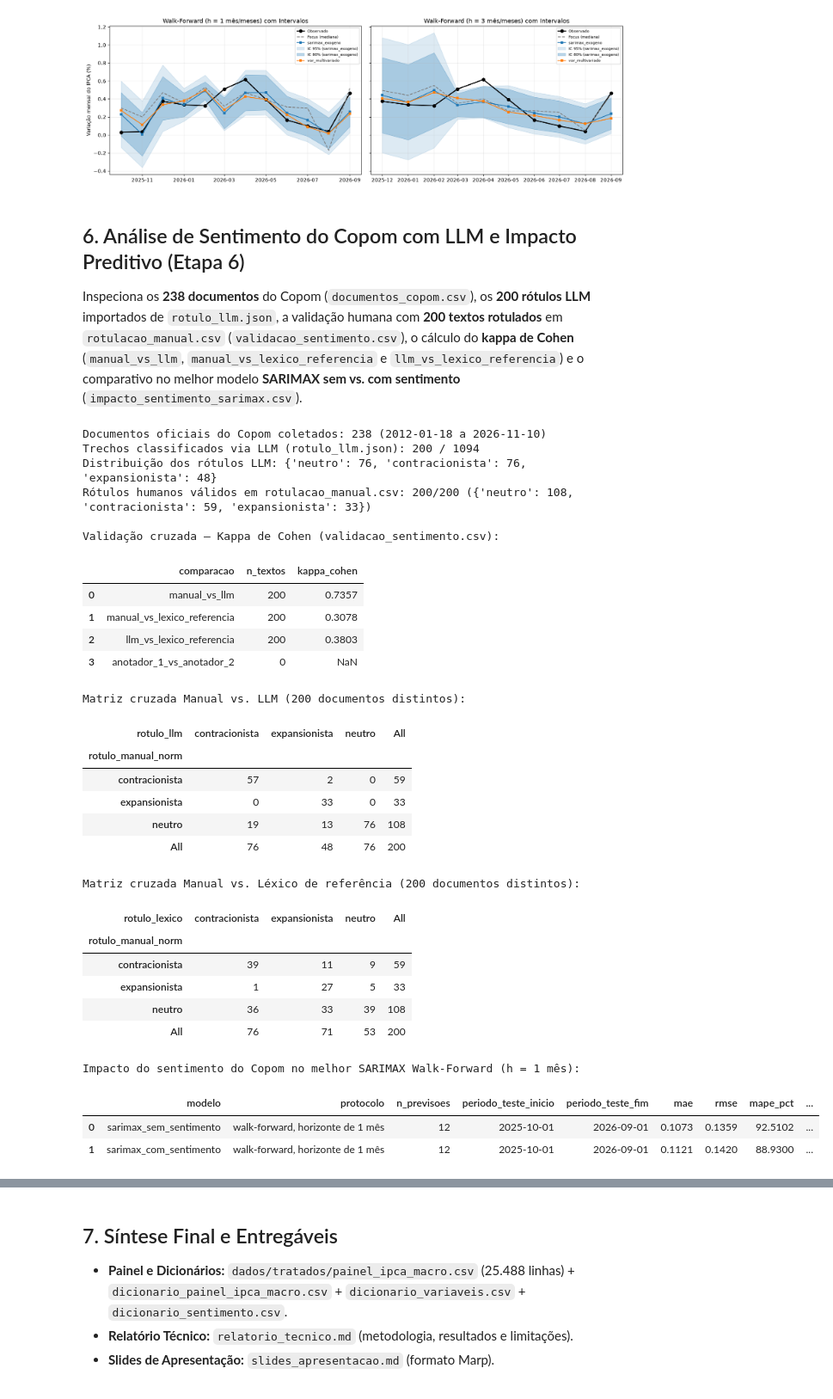
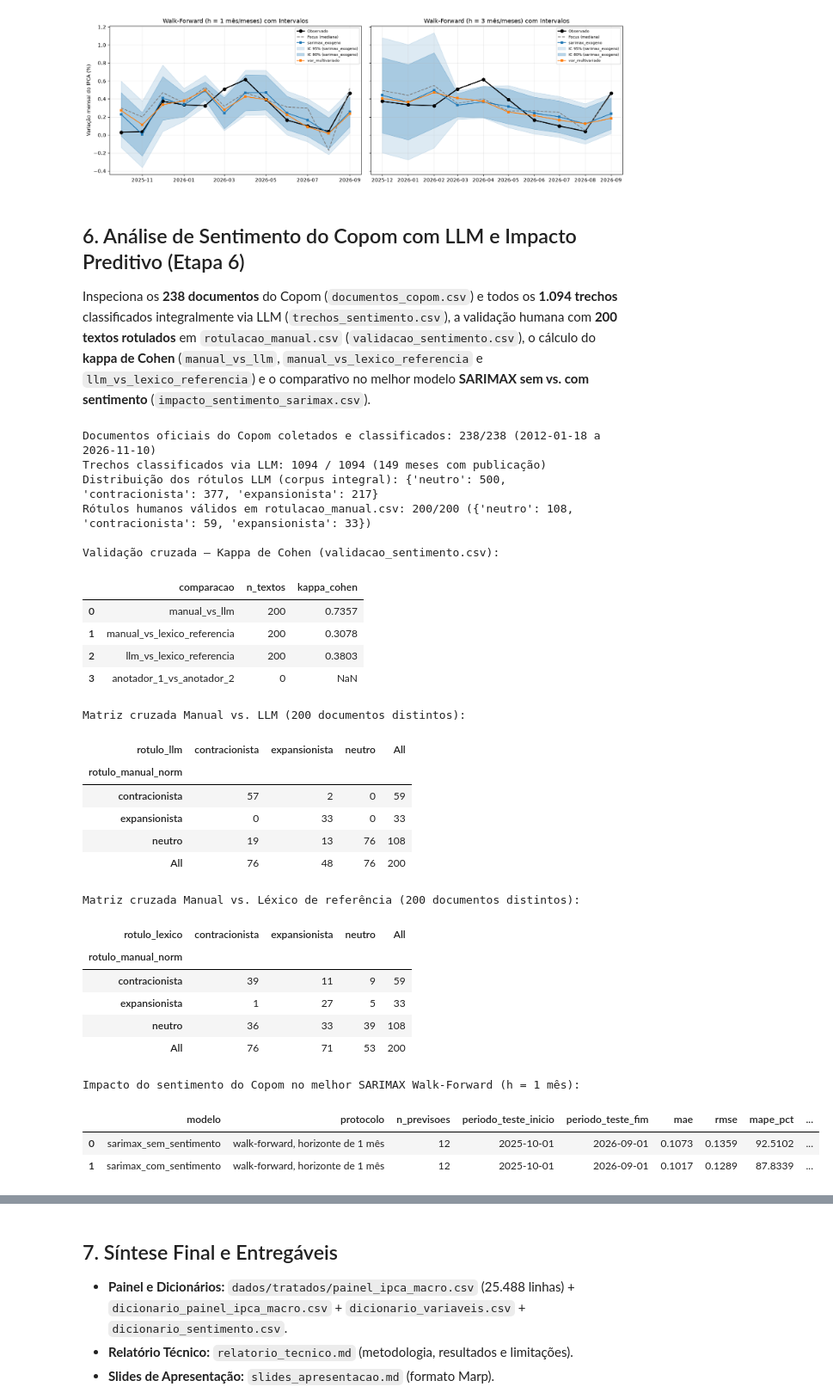
Before and after one commit to HodricVieira/previsoes-Inflacao-comunicao-copom, a Jupyter notebook: notebooks/projeto_completo_reprodutivel.ipynb, the cells around one changed output, grey strips where cells are left out. Shown at 86% size. Cells and saved outputs as stored; diff of their text form; code cells hidden in the pictures.

```diff
--- a/notebooks/projeto_completo_reprodutivel.ipynb
+++ b/notebooks/projeto_completo_reprodutivel.ipynb
@@ -773,10 +773,11 @@ plt.show()
 # %% [markdown]
 ## 6. Análise de Sentimento do Copom com LLM e Impacto Preditivo (Etapa 6)
 
-Inspeciona os **238 documentos** do Copom (`documentos_copom.csv`), os **200 rótulos LLM** importados de `rotulo_llm.json`, a validação humana com **200 textos rotulados** em `rotulacao_manual.csv` (`validacao_sentimento.csv`), o cálculo do **kappa de Cohen** (`manual_vs_llm`, `manual_vs_lexico_referencia` e `llm_vs_lexico_referencia`) e o comparativo no melhor modelo **SARIMAX sem vs. com sentimento** (`impacto_sentimento_sarimax.csv`).
+Inspeciona os **238 documentos** do Copom (`documentos_copom.csv`) e todos os **1.094 trechos** classificados integralmente via LLM (`trechos_sentimento.csv`), a validação humana com **200 textos rotulados** em `rotulacao_manual.csv` (`validacao_sentimento.csv`), o cálculo do **kappa de Cohen** (`manual_vs_llm`, `manual_vs_lexico_referencia` e `llm_vs_lexico_referencia`) e o comparativo no melhor modelo **SARIMAX sem vs. com sentimento** (`impacto_sentimento_sarimax.csv`).
 # %%
 docs_copom = pd.read_csv(DATA_DIR / "documentos_copom.csv", parse_dates=["data_publicacao"], encoding="utf-8-sig")
 trechos = pd.read_csv(DATA_DIR / "trechos_sentimento.csv", encoding="utf-8-sig")
+sent_docs = pd.read_csv(DATA_DIR / "sentimento_documentos.csv", encoding="utf-8-sig")
 rot_manual = pd.read_csv(DATA_DIR / "rotulacao_manual.csv", encoding="utf-8-sig")
 sent_mensal = pd.read_csv(DATA_DIR / "sentimento_mensal.csv", parse_dates=["data"], encoding="utf-8-sig")
 validacao_sent = pd.read_csv(DATA_DIR / "validacao_sentimento.csv", encoding="utf-8-sig")
@@ -802,7 +803,7 @@ valid_manual = rot_manual.loc[
     rot_manual["rotulo_manual_norm"].isin({"expansionista", "neutro", "contracionista"})
 ].copy()
 
-classif_llm = trechos.loc[trechos["rotulo_llm"].notna()].copy()
+classif_llm = trechos.loc[trechos["escore_llm"].notna()].copy()
 m_valid = valid_manual.merge(
     trechos[["trecho_id", "rotulo_llm", "rotulo_lexico"]],
     on="trecho_id",
@@ -810,9 +811,9 @@ m_valid = valid_manual.merge(
     validate="one_to_one",
 )
 
-print(f"Documentos oficiais do Copom coletados: {len(docs_copom)} ({docs_copom['data_publicacao'].min().date()} a {docs_copom['data_publicacao'].max().date()})")
-print(f"Trechos classificados via LLM (rotulo_llm.json): {len(classif_llm)} / {len(trechos)}")
-print(f"Distribuição dos rótulos LLM: {classif_llm['rotulo_llm'].value_counts().to_dict()}")
+print(f"Documentos oficiais do Copom coletados e classificados: {int(sent_docs['escore_llm'].notna().sum())}/{len(docs_copom)} ({docs_copom['data_publicacao'].min().date()} a {docs_copom['data_publicacao'].max().date()})")
+print(f"Trechos classificados via LLM: {len(classif_llm)} / {len(trechos)} ({int((sent_mensal['n_documentos_llm'] > 0).sum())} meses com publicação)")
+print(f"Distribuição dos rótulos LLM (corpus integral): {classif_llm['rotulo_llm'].value_counts().to_dict()}")
 print(f"Rótulos humanos válidos em rotulacao_manual.csv: {len(valid_manual)}/200 ({valid_manual['rotulo_manual_norm'].value_counts().to_dict()})")
 
 print("\nValidação cruzada — Kappa de Cohen (validacao_sentimento.csv):")
@@ -822,37 +823,37 @@ display(pd.crosstab(m_valid["rotulo_manual_norm"], m_valid["rotulo_llm"], margin
 print("Matriz cruzada Manual vs. Léxico de referência (200 documentos distintos):")
 display(pd.crosstab(m_valid["rotulo_manual_norm"], m_valid["rotulo_lexico"], margins=True))
 print("Impacto do sentimento do Copom no melhor SARIMAX Walk-Forward (h = 1 mês):")
 display(impacto_sent.round(4))
 # %% [output]
-Documentos oficiais do Copom coletados: 238 (2012-01-18 a 2026-11-10)
-Trechos classificados via LLM (rotulo_llm.json): 200 / 1094
-Distribuição dos rótulos LLM: {'neutro': 76, 'contracionista': 76, 'expansionista': 48}
+Documentos oficiais do Copom coletados e classificados: 238/238 (2012-01-18 a 2026-11-10)
+Trechos classificados via LLM: 1094 / 1094 (149 meses com publicação)
+Distribuição dos rótulos LLM (corpus integral): {'neutro': 500, 'contracionista': 377, 'expansionista': 217}
 Rótulos humanos válidos em rotulacao_manual.csv: 200/200 ({'neutro': 108, 'contracionista': 59, 'expansionista': 33})
 
 Validação cruzada — Kappa de Cohen (validacao_sentimento.csv):
 |  | comparacao | n_textos | kappa_cohen |
 | 0 | manual_vs_llm | 200 | 0.7357 |
 | 1 | manual_vs_lexico_referencia | 200 | 0.3078 |
 | 2 | llm_vs_lexico_referencia | 200 | 0.3803 |
 | 3 | anotador_1_vs_anotador_2 | 0 | NaN |
 Matriz cruzada Manual vs. LLM (200 documentos distintos):
 | rotulo_llm | contracionista | expansionista | neutro | All |
 | rotulo_manual_norm |  |  |  |  |
 | contracionista | 57 | 2 | 0 | 59 |
 | expansionista | 0 | 33 | 0 | 33 |
 | neutro | 19 | 13 | 76 | 108 |
 | All | 76 | 48 | 76 | 200 |
 Matriz cruzada Manual vs. Léxico de referência (200 documentos distintos):
 | rotulo_lexico | contracionista | expansionista | neutro | All |
 | rotulo_manual_norm |  |  |  |  |
 | contracionista | 39 | 11 | 9 | 59 |
 | expansionista | 1 | 27 | 5 | 33 |
 | neutro | 36 | 33 | 39 | 108 |
 | All | 76 | 71 | 53 | 200 |
 Impacto do sentimento do Copom no melhor SARIMAX Walk-Forward (h = 1 mês):
 |  | modelo | protocolo | n_previsoes | periodo_teste_inicio | periodo_teste_fim | mae | rmse | mape_pct | ... |
 | 0 | sarimax_sem_sentimento | walk-forward, horizonte de 1 mês | 12 | 2025-10-01 | 2026-09-01 | 0.1073 | 0.1359 | 92.5102 | ... |
-| 1 | sarimax_com_sentimento | walk-forward, horizonte de 1 mês | 12 | 2025-10-01 | 2026-09-01 | 0.1121 | 0.1420 | 88.9300 | ... |
+| 1 | sarimax_com_sentimento | walk-forward, horizonte de 1 mês | 12 | 2025-10-01 | 2026-09-01 | 0.1017 | 0.1289 | 87.8339 | ... |
 # %%
 # Série temporal do escore de sentimento do Copom (LLM e Léxico) vs. Selic e impacto no SARIMAX
 fig, axes = plt.subplots(2, 1, figsize=(13, 7.5), gridspec_kw={"height_ratios": [1.5, 1]})
```
Also changed, not shown: parts of 1 cell of this notebook, 17 other files.
